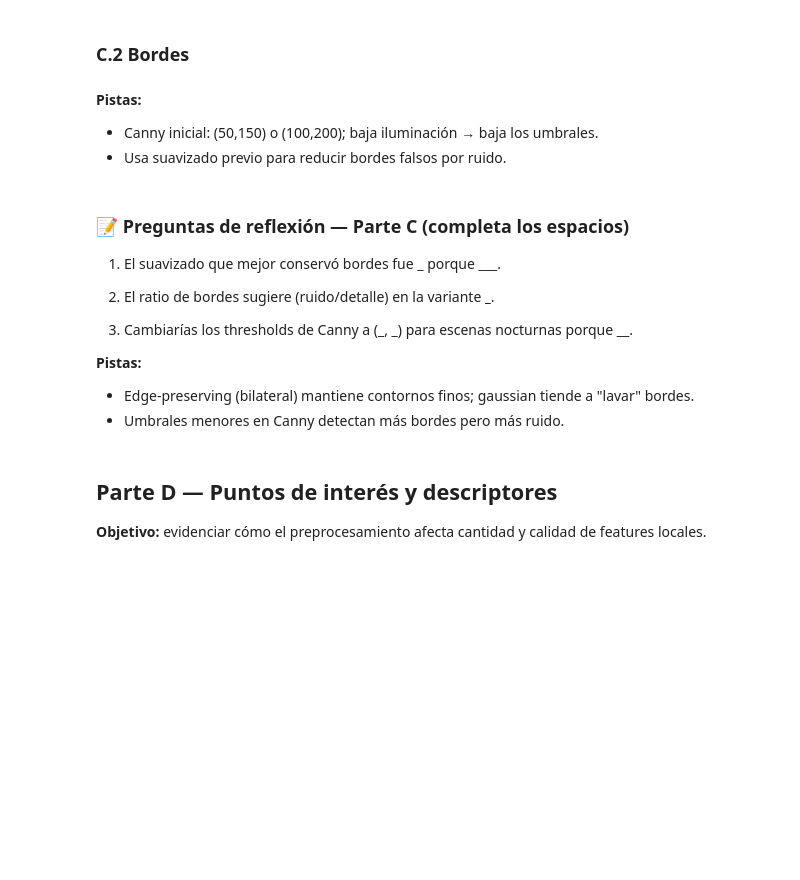
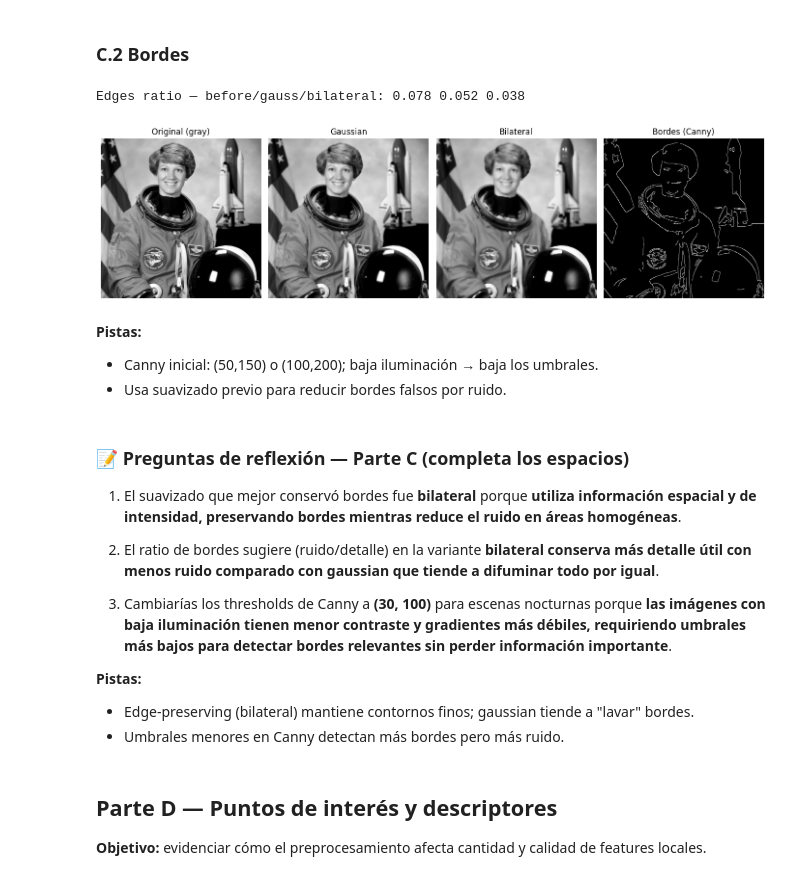
Before and after one commit to chihiroarias/Ingenieria-de-datos, a Jupyter notebook: Practicos/Practico_13.ipynb, the cells around one changed output. Saved outputs shown, nothing was run; the diff lists cells and outputs as text; code cells hidden in the pictures; blank space fills up the shorter version.

```diff
--- a/Practicos/Practico_13.ipynb
+++ b/Practicos/Practico_13.ipynb
@@ -189,8 +218,8 @@ plt.tight_layout(); plt.show()
 
 ### C.1 Suavizado
 # %%
-gaussian = cv2.GaussianBlur(img_gray, ksize=(____, ____), sigmaX=____)
-bilateral = cv2.bilateralFilter(img_gray, d=____, sigmaColor=____, sigmaSpace=____)
+gaussian = cv2.GaussianBlur(img_gray, ksize=(5, 5), sigmaX=0)
+bilateral = cv2.bilateralFilter(img_gray, d=9, sigmaColor=75, sigmaSpace=75)
 
 def grad_variance(x: np.ndarray) -> float:
     gx = cv2.Sobel(x, cv2.CV_32F, 1, 0, ksize=3)
@@ -210,24 +241,27 @@ print("Var(grad) — before/gauss/bilateral:", round(gv_before,2), round(gv_gaus
 # %% [markdown]
 ### C.2 Bordes
 # %%
-edges_before = cv2.Canny(img_gray, threshold1=____, threshold2=____)
-edges_gauss = cv2.Canny(gaussian, threshold1=____, threshold2=____)
-edges_bilat = cv2.Canny(bilateral, threshold1=____, threshold2=____)
+edges_before = cv2.Canny(img_gray, threshold1=100, threshold2=200)
+edges_gauss = cv2.Canny(gaussian, threshold1=100, threshold2=200)
+edges_bilat = cv2.Canny(bilateral, threshold1=100, threshold2=200)
 
 def edge_ratio(x: np.ndarray) -> float:
     return float((x > 0).mean())
 
 er_before = edge_ratio(edges_before)
 er_gauss = edge_ratio(edges_gauss)
 er_bilat = edge_ratio(edges_bilat)
 print("Edges ratio — before/gauss/bilateral:", round(er_before,3), round(er_gauss,3), round(er_bilat,3))
 
 fig, axes = plt.subplots(1, 4, figsize=(14,4))
 axes[0].imshow(img_gray, cmap="gray"); axes[0].set_title("Original (gray)"); axes[0].axis("off")
 axes[1].imshow(gaussian, cmap="gray"); axes[1].set_title("Gaussian"); axes[1].axis("off")
 axes[2].imshow(bilateral, cmap="gray"); axes[2].set_title("Bilateral"); axes[2].axis("off")
 axes[3].imshow(edges_bilat, cmap="gray"); axes[3].set_title("Bordes (Canny)"); axes[3].axis("off")
 plt.tight_layout(); plt.show()
+# %% [output]
+Edges ratio — before/gauss/bilateral: 0.078 0.052 0.038
+[figure, added]
 # %% [markdown]
 **Pistas:**
 
@@ -236,11 +270,11 @@ plt.tight_layout(); plt.show()
 # %% [markdown]
 ### 📝 Preguntas de reflexión — Parte C (completa los espacios)
 
-1. El suavizado que mejor conservó bordes fue \_ porque \_\_\_.
+1. El suavizado que mejor conservó bordes fue **bilateral** porque **utiliza información espacial y de intensidad, preservando bordes mientras reduce el ruido en áreas homogéneas**.
 
-2. El ratio de bordes sugiere (ruido/detalle) en la variante **\_**.
+2. El ratio de bordes sugiere (ruido/detalle) en la variante **bilateral conserva más detalle útil con menos ruido comparado con gaussian que tiende a difuminar todo por igual**.
 
-3. Cambiarías los thresholds de Canny a (_, _) para escenas nocturnas porque \_\_.
+3. Cambiarías los thresholds de Canny a **(30, 100)** para escenas nocturnas porque **las imágenes con baja iluminación tienen menor contraste y gradientes más débiles, requiriendo umbrales más bajos para detectar bordes relevantes sin perder información importante**.
 
 **Pistas:**
 
```
Also changed, not shown: parts of 24 cells of this notebook, 7 other files.
